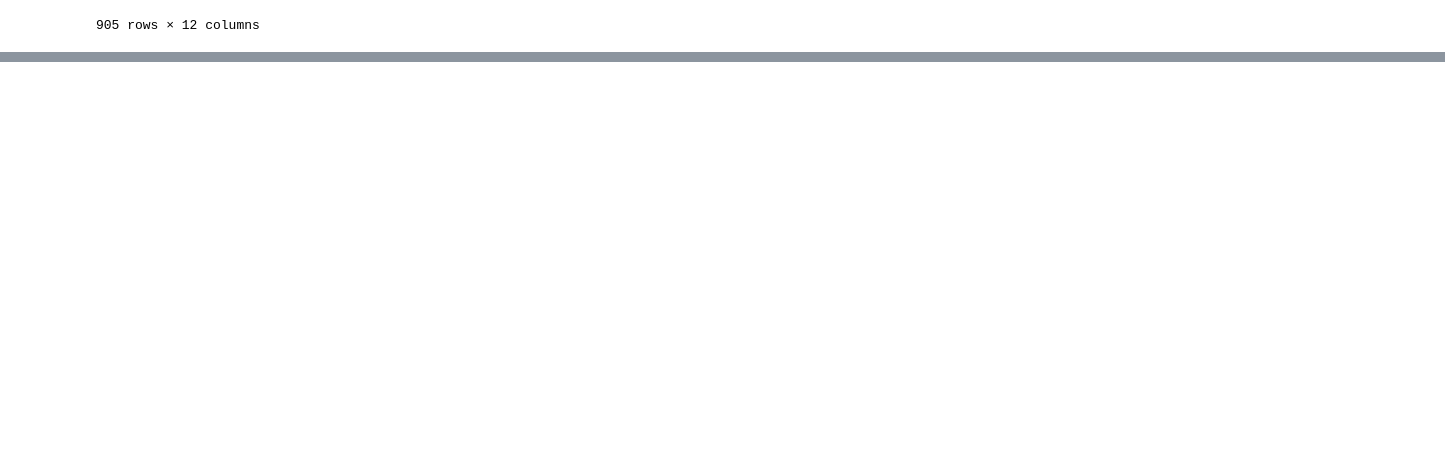
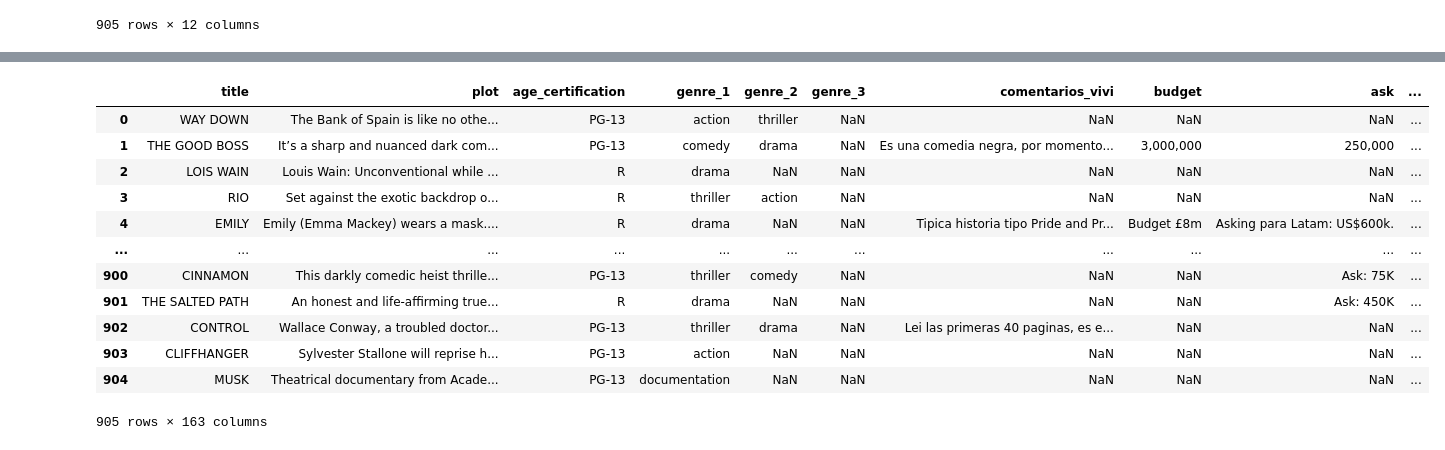
Before and after one commit to AlexCodeGlider/filmStreamingForecast, a Jupyter notebook: model.ipynb, the cells around one changed output, grey strips where cells are left out. Drawn from its saved outputs; the diff is of its cells as text; code cells hidden in the pictures; blank space fills up the shorter version.

Commit message:
Talent and plot measures for train and pred set

```diff
--- a/model.ipynb
+++ b/model.ipynb
@@ -387,0 +401,5 @@ def prep_pred_set(pred_main, pred_talent, pred_keywords, kw_by_country, country,
+# %%
+pred_set_plots_scored = pred_set_plots_scored[pred_set_plots_scored['country'] == 'Mexico']
+pred_set_plots_scored.drop(columns=['country'], inplace=True)
+pred_set_plots_scored.rename(columns={'node_weight_scored_by_keyword_and_country': 'plot_score'}, inplace=True)
+pred_set_plots_scored
@@ -387,0 +428,18 @@ def prep_pred_set(pred_main, pred_talent, pred_keywords, kw_by_country, country,
+# %%
+# Merge the 'pred_set' dataframe with the 'pred_set_plots_scored' dataframe on the 'title' column
+pred_set = pred_set.merge(pred_set_plots_scored, on='title', how='left')
+pred_set
+# %% [output]
+|  | title | plot | age_certification | genre_1 | genre_2 | genre_3 | comentarios_vivi | budget | ask | ... |
+| 0 | WAY DOWN | The Bank of Spain is like no othe... | PG-13 | action | thriller | NaN | NaN | NaN | NaN | ... |
+| 1 | THE GOOD BOSS | It’s a sharp and nuanced dark com... | PG-13 | comedy | drama | NaN | Es una comedia negra, por momento... | 3,000,000 | 250,000 | ... |
+| 2 | LOIS WAIN | Louis Wain: Unconventional while ... | R | drama | NaN | NaN | NaN | NaN | NaN | ... |
+| 3 | RIO | Set against the exotic backdrop o... | R | thriller | action | NaN | NaN | NaN | NaN | ... |
+| 4 | EMILY | Emily (Emma Mackey) wears a mask.... | R | drama | NaN | NaN | Tipica historia tipo Pride and Pr... | Budget £8m | Asking para Latam: US$600k. | ... |
+| ... | ... | ... | ... | ... | ... | ... | ... | ... | ... | ... |
+| 900 | CINNAMON | This darkly comedic heist thrille... | PG-13 | thriller | comedy | NaN | NaN | NaN | Ask: 75K | ... |
+| 901 | THE SALTED PATH | An honest and life-affirming true... | R | drama | NaN | NaN | NaN | NaN | Ask: 450K | ... |
+| 902 | CONTROL | Wallace Conway, a troubled doctor... | PG-13 | thriller | drama | NaN | Lei las primeras 40 paginas, es e... | NaN | NaN | ... |
+| 903 | CLIFFHANGER | Sylvester Stallone will reprise h... | PG-13 | action | NaN | NaN | NaN | NaN | NaN | ... |
+| 904 | MUSK | Theatrical documentary from Acade... | PG-13 | documentation | NaN | NaN | NaN | NaN | NaN | ... |
+905 rows × 163 columns
```
Also changed, not shown: parts of 22 cells of this notebook, 1 other file.
